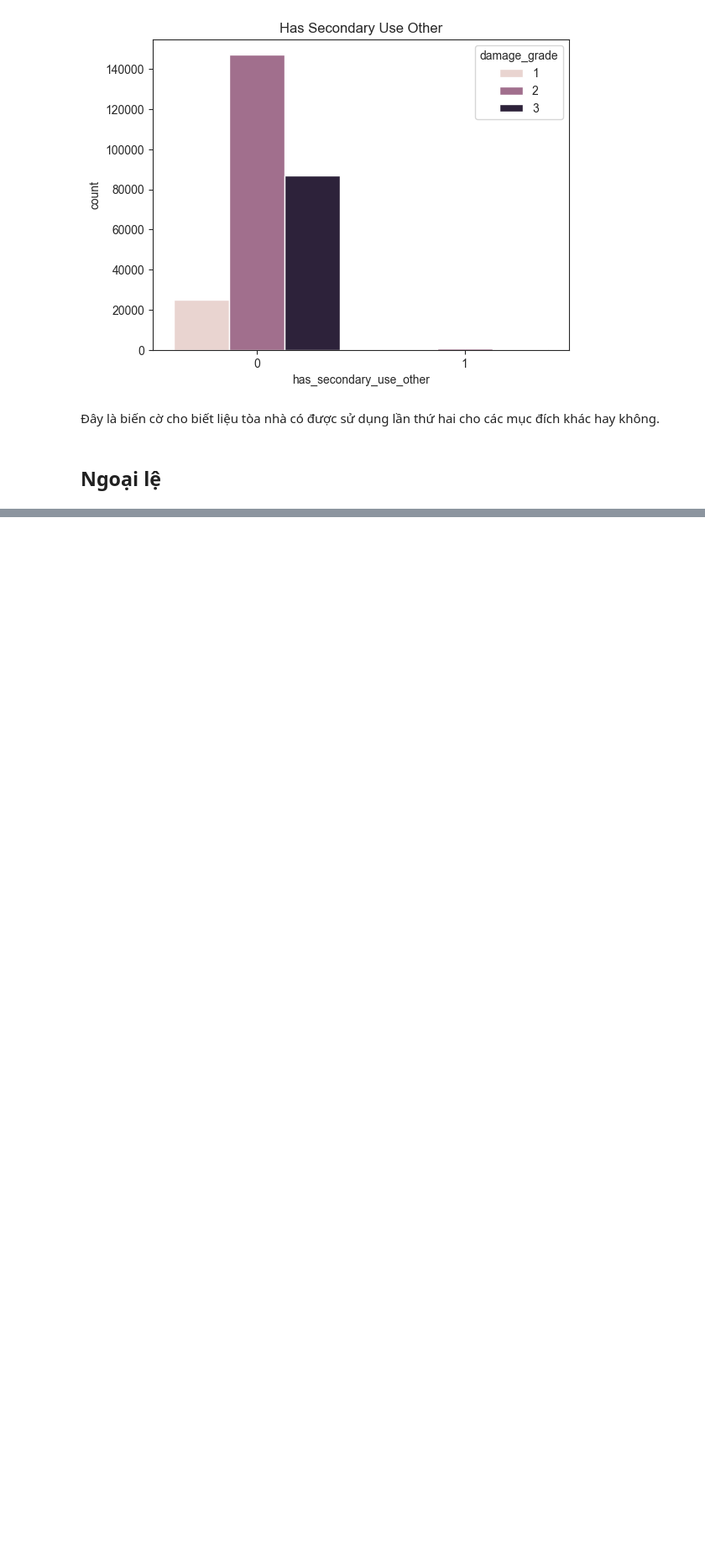
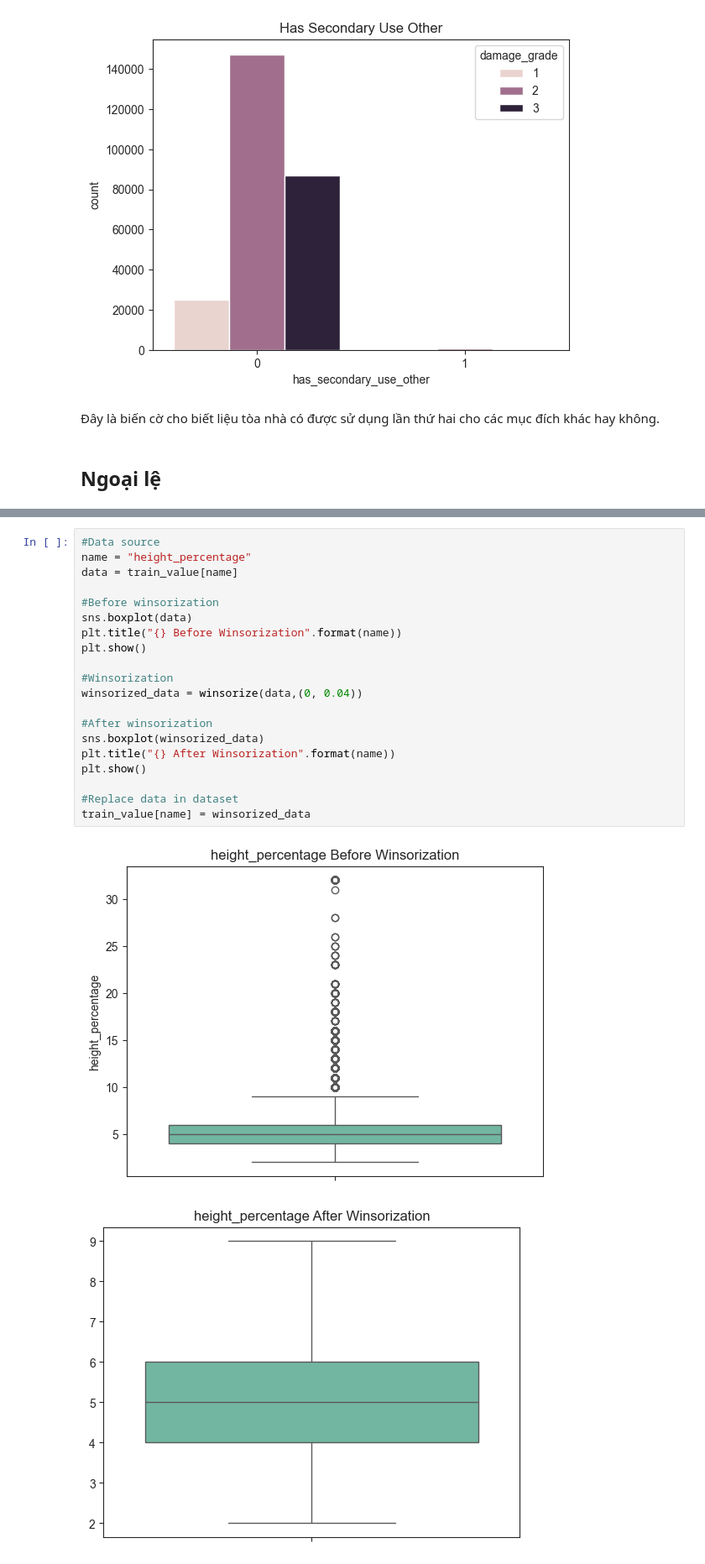
Before and after one commit to hoandhh/ML_Earthquake_Damage, a Jupyter notebook: Final.ipynb, the cells around one changed output, grey strips where cells are left out. Shown at 84% size. Cells and saved outputs as stored; diff of their text form; blank space fills up the shorter version.

```diff
--- a/Final.ipynb
+++ b/Final.ipynb
@@ -438,0 +488,23 @@ plt.show()
+# %%
+#Data source
+name = "height_percentage"
+data = train_value[name]
+
+#Before winsorization
+sns.boxplot(data)
+plt.title("{} Before Winsorization".format(name))
+plt.show()
+
+#Winsorization
+winsorized_data = winsorize(data,(0, 0.04))
+
+#After winsorization
+sns.boxplot(winsorized_data)
+plt.title("{} After Winsorization".format(name))
+plt.show()
+
+#Replace data in dataset
+train_value[name] = winsorized_data
+# %% [output]
+[figure, added]
+[figure, added]
```
Also changed, not shown: parts of 8 cells of this notebook.
